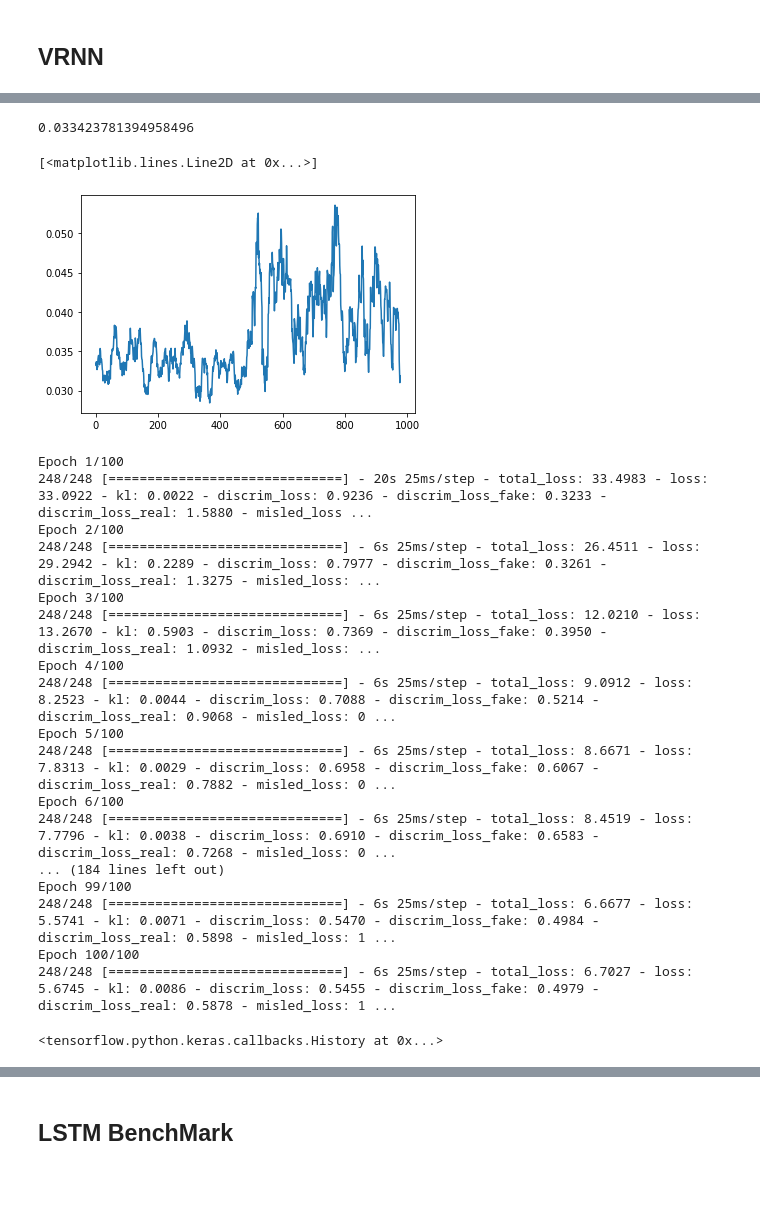
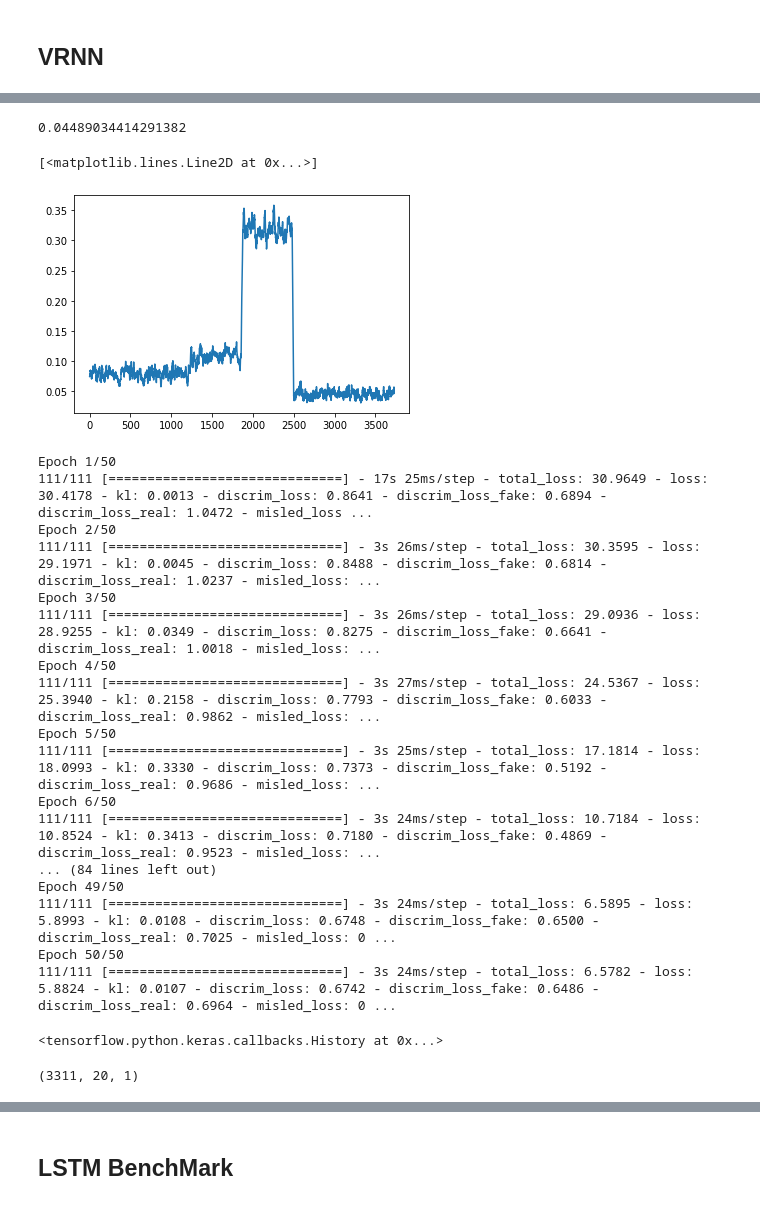
Before and after one commit to jlee118/VAECJ, a Jupyter notebook: VRNNGAN-continuous.ipynb, the cells around one changed output, grey strips where cells are left out. Drawn from its saved outputs; the diff is of its cells as text; code cells hidden in the pictures.

```diff
--- a/VRNNGAN-continuous.ipynb
+++ b/VRNNGAN-continuous.ipynb
@@ -6,11 +6,11 @@ def generate_cont_timeseries(dim=1, length=2000, num_changepoints=100):
     """
     changepoint_indices = np.random.choice(range(0, length-1), num_changepoints)
 # %%
-def generate_changepoints(dim=3, length=5000, means=[5,5,7,8,10,9], covs = [5,5,5,5,5,5], window=20, train_test_split=2):
+def generate_changepoints(dim=3, length=5000, means=[5,5,8,8,10,20,5,5,7,3,3], covs = [5,5,5,5,5,5,5,5,5,5,5], window=20, train_test_split=2):
     cov_matrix = np.diag(np.repeat(5,dim))
     start = 0
     changepoint_intervals = int(np.floor(length / len(means)))
-    time_series = []
+    ts = []
     changepoints = []
     # Each cp value is the beginning of the next distribution
     cp = 0
@@ -19,7 +19,7 @@ def generate_changepoints(dim=3, length=5000, means=[5,5,7,8,10,9], covs = [5,5,
         cp += changepoint_intervals
         mean_vec = np.repeat(means[i],dim)
         cov_matrix = np.diag(np.repeat(covs[i], dim))
-        time_series.extend(np.random.multivariate_normal(mean_vec,cov_matrix, changepoint_intervals))
+        ts.extend(np.random.multivariate_normal(mean_vec,cov_matrix, changepoint_intervals))
     train = ts[:changepoints[2]]
     test = ts[changepoints[2]:]
 
@@ -30,7 +30,7 @@ def generate_changepoints(dim=3, length=5000, means=[5,5,7,8,10,9], covs = [5,5,
     print(len(changepoints) - train_test_split)
     test_changepoints = changepoints[:(len(changepoints)-train_test_split)]
 
-    return time_series, changepoints, X_train, Y_train, X_test, Y_test, test_changepoints
+    return ts, changepoints, X_train, Y_train, X_test, Y_test, test_changepoints
 # %%
 import matplotlib.pyplot as plt
 
@@ -279,8 +302,8 @@ class VRNNGRU(tf.keras.Model):
         return outputs
 # %%
 timesteps = X_train.shape[1]
-latent_dim = 2
+latent_dim = 16
 feature_space = X_train.shape[2]
 rvae = VRNNGRU(feature_space, latent_dim, timesteps)
 rvae.compile(optimizer=keras.optimizers.Adam(lr=0.001))
-rvae.fit(X_train, Y_train, batch_size=8, epochs=80)
+rvae.fit(X_train, Y_train, batch_size=8, epochs=50)
@@ -295,21 +343,21 @@ outputs, z, q_mu, p_mu, q_logvar, p_logvar = rvae.predict(X_test)
 # %%
 np_kl_gauss(q_mu[0], p_mu[0], q_logvar[0], p_logvar[0])
 # %% [output]
-0.033423781394958496
+0.04489034414291382
 # %%
 kl_values = []
 
 for i in range(outputs.shape[0]):
     kl_vals = []
     for j in range(outputs.shape[1]):
-        kl_vals.append(kl_gauss(q_mu[i][j], p_mu[i][j], q_logvar[i][j], p_logvar[i][j]))
+        kl_vals.append(np_kl_gauss(q_mu[i][j], p_mu[i][j], q_logvar[i][j], p_logvar[i][j]))
     kl_values.append(kl_vals)
 
 kl_sums = [np.sum(kl) for kl in kl_values]
 plt.plot(kl_sums)
 # %% [output]
 [<matplotlib.lines.Line2D at 0x...>]
-[figure, old version]
+[figure, new version]
 # %%
 from tensorflow.keras import backend as K
 import tensorflow_probability as tfp
@@ -502,25 +563,29 @@ feature_space = X_train.shape[2]
 rvae = VRNNGRUGAN(feature_space, latent_dim, timesteps)
 rvae.compile(keras.optimizers.Adam(lr=0.0001), keras.optimizers.Adam(lr=0.0001))
 
-rvae.fit(X_train, Y_train, batch_size= 8, epochs=100, callbacks=[model_checkpoint_callback] )
+rvae.fit(X_train, Y_train, batch_size= 8, epochs=50, callbacks=[model_checkpoint_callback] )
 # %% [output]
-Epoch 1/100
-248/248 [==============================] - 20s 25ms/step - total_loss: 33.4983 - loss: 33.0922 - kl: 0.0022 - discrim_loss: 0.9236 - discrim_loss_fake: 0.3233 - discrim_loss_real: 1.5880 - misled_loss ...
-Epoch 2/100
-248/248 [==============================] - 6s 25ms/step - total_loss: 26.4511 - loss: 29.2942 - kl: 0.2289 - discrim_loss: 0.7977 - discrim_loss_fake: 0.3261 - discrim_loss_real: 1.3275 - misled_loss: ...
-Epoch 3/100
-248/248 [==============================] - 6s 25ms/step - total_loss: 12.0210 - loss: 13.2670 - kl: 0.5903 - discrim_loss: 0.7369 - discrim_loss_fake: 0.3950 - discrim_loss_real: 1.0932 - misled_loss: ...
-Epoch 4/100
-248/248 [==============================] - 6s 25ms/step - total_loss: 9.0912 - loss: 8.2523 - kl: 0.0044 - discrim_loss: 0.7088 - discrim_loss_fake: 0.5214 - discrim_loss_real: 0.9068 - misled_loss: 0 ...
-Epoch 5/100
-248/248 [==============================] - 6s 25ms/step - total_loss: 8.6671 - loss: 7.8313 - kl: 0.0029 - discrim_loss: 0.6958 - discrim_loss_fake: 0.6067 - discrim_loss_real: 0.7882 - misled_loss: 0 ...
-Epoch 6/100
-248/248 [==============================] - 6s 25ms/step - total_loss: 8.4519 - loss: 7.7796 - kl: 0.0038 - discrim_loss: 0.6910 - discrim_loss_fake: 0.6583 - discrim_loss_real: 0.7268 - misled_loss: 0 ...
-... (184 lines left out)
-Epoch 99/100
-248/248 [==============================] - 6s 25ms/step - total_loss: 6.6677 - loss: 5.5741 - kl: 0.0071 - discrim_loss: 0.5470 - discrim_loss_fake: 0.4984 - discrim_loss_real: 0.5898 - misled_loss: 1 ...
-Epoch 100/100
-248/248 [==============================] - 6s 25ms/step - total_loss: 6.7027 - loss: 5.6745 - kl: 0.0086 - discrim_loss: 0.5455 - discrim_loss_fake: 0.4979 - discrim_loss_real: 0.5878 - misled_loss: 1 ...
+Epoch 1/50
+111/111 [==============================] - 17s 25ms/step - total_loss: 30.9649 - loss: 30.4178 - kl: 0.0013 - discrim_loss: 0.8641 - discrim_loss_fake: 0.6894 - discrim_loss_real: 1.0472 - misled_loss ...
+Epoch 2/50
+111/111 [==============================] - 3s 26ms/step - total_loss: 30.3595 - loss: 29.1971 - kl: 0.0045 - discrim_loss: 0.8488 - discrim_loss_fake: 0.6814 - discrim_loss_real: 1.0237 - misled_loss: ...
+Epoch 3/50
+111/111 [==============================] - 3s 26ms/step - total_loss: 29.0936 - loss: 28.9255 - kl: 0.0349 - discrim_loss: 0.8275 - discrim_loss_fake: 0.6641 - discrim_loss_real: 1.0018 - misled_loss: ...
+Epoch 4/50
+111/111 [==============================] - 3s 27ms/step - total_loss: 24.5367 - loss: 25.3940 - kl: 0.2158 - discrim_loss: 0.7793 - discrim_loss_fake: 0.6033 - discrim_loss_real: 0.9862 - misled_loss: ...
+Epoch 5/50
+111/111 [==============================] - 3s 25ms/step - total_loss: 17.1814 - loss: 18.0993 - kl: 0.3330 - discrim_loss: 0.7373 - discrim_loss_fake: 0.5192 - discrim_loss_real: 0.9686 - misled_loss: ...
+Epoch 6/50
+111/111 [==============================] - 3s 24ms/step - total_loss: 10.7184 - loss: 10.8524 - kl: 0.3413 - discrim_loss: 0.7180 - discrim_loss_fake: 0.4869 - discrim_loss_real: 0.9523 - misled_loss: ...
+... (84 lines left out)
+Epoch 49/50
+111/111 [==============================] - 3s 24ms/step - total_loss: 6.5895 - loss: 5.8993 - kl: 0.0108 - discrim_loss: 0.6748 - discrim_loss_fake: 0.6500 - discrim_loss_real: 0.7025 - misled_loss: 0 ...
+Epoch 50/50
+111/111 [==============================] - 3s 24ms/step - total_loss: 6.5782 - loss: 5.8824 - kl: 0.0107 - discrim_loss: 0.6742 - discrim_loss_fake: 0.6486 - discrim_loss_real: 0.6964 - misled_loss: 0 ...
 <tensorflow.python.keras.callbacks.History at 0x...>
 # %%
 tf.keras.backend.clear_session()
+# %%
+X_test.shape
+# %% [output]
+(3311, 20, 1)
```
Also changed, not shown: parts of 19 cells of this notebook, 2 other files.
